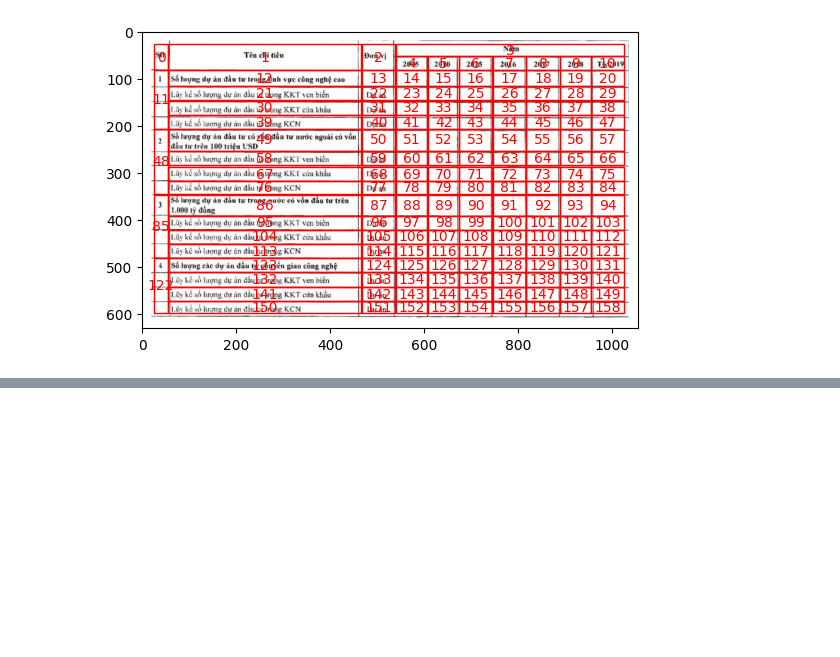
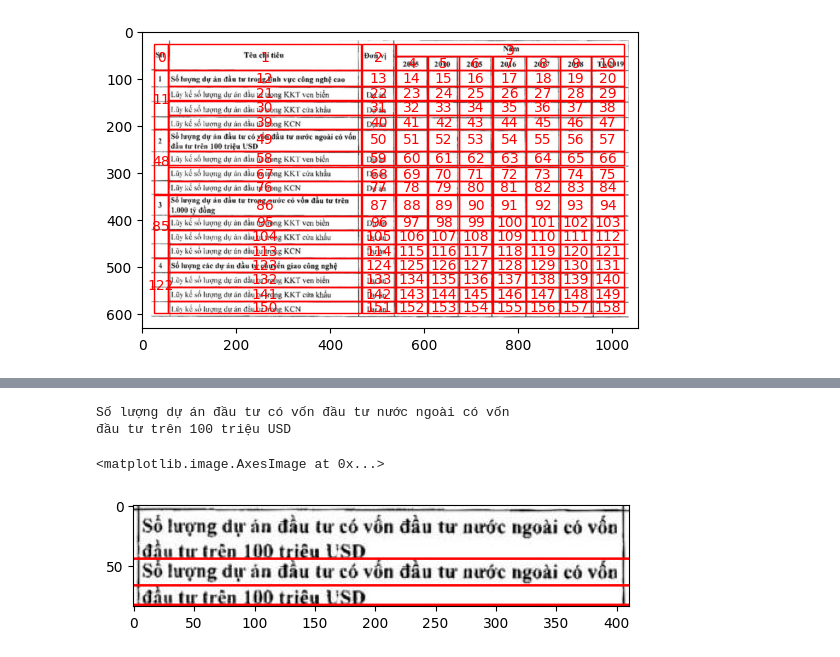
Before and after one commit to HoanChan/TableVision, a Jupyter notebook: Pubtables_Detect.ipynb, the cells around one changed output, grey strips where cells are left out. Drawn from its saved outputs; the diff is of its cells as text; code cells hidden in the pictures; blank space fills up the shorter version.

```diff
--- a/Pubtables_Detect.ipynb
+++ b/Pubtables_Detect.ipynb
@@ -360,0 +378,11 @@ Số lượng dự ản đầu tư có vốn đầu tư nước ngoài có vốn
+# %%
+img = cells_imgs[49][0]
+text, lines = detectText(img)
+result = join_images([img] + lines)
+print(text)
+plt.imshow(result)
+# %% [output]
+Số lượng dự án đầu tư có vốn đầu tư nước ngoài có vốn
+đầu tư trên 100 triệu USD
+<matplotlib.image.AxesImage at 0x...>
+[figure, added]
```
Also changed, not shown: parts of 9 cells of this notebook.
